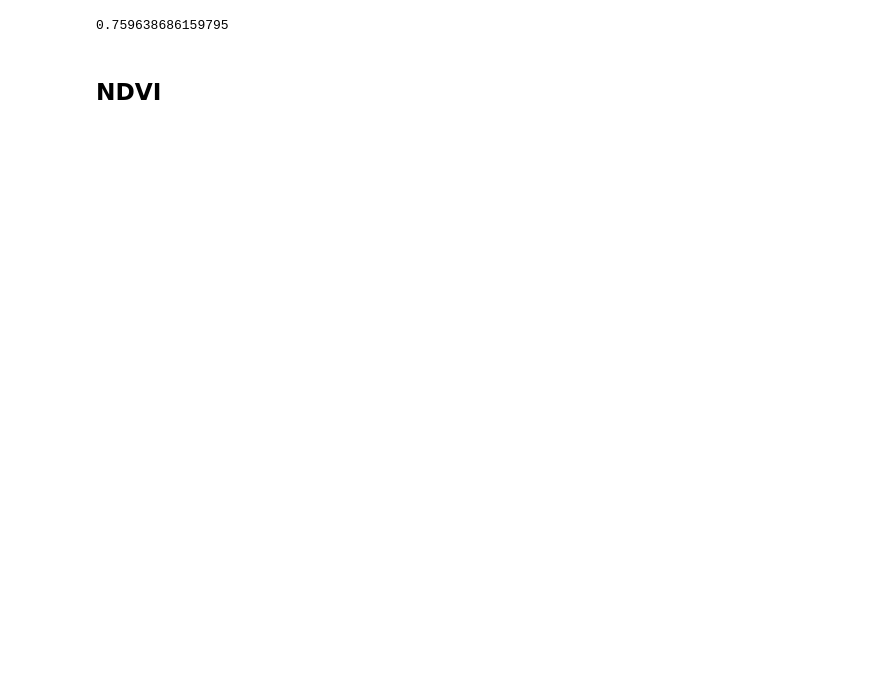
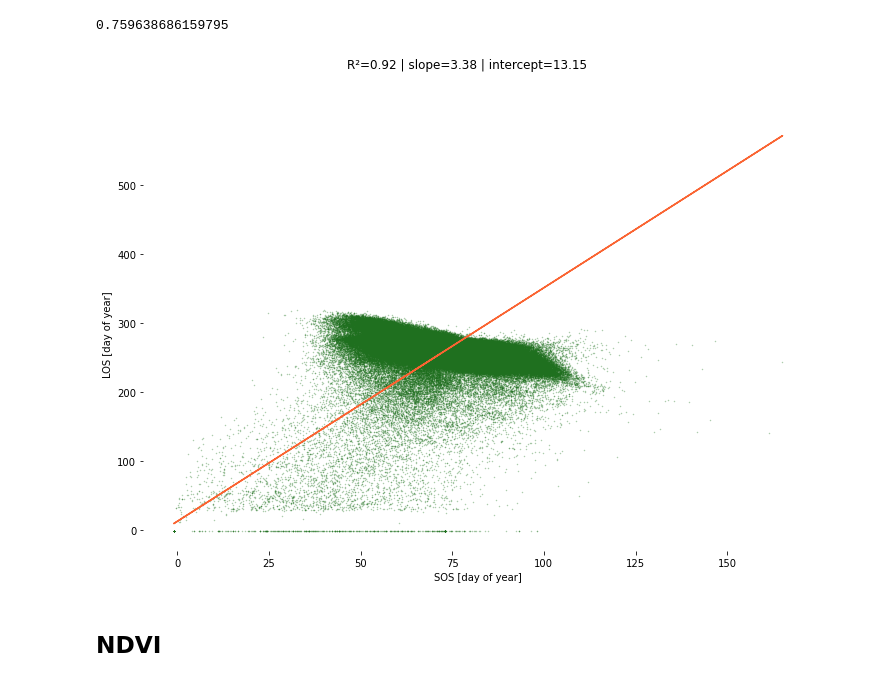
Before and after one commit to satlawa/proj_time_series_analysis, a Jupyter notebook: maps.ipynb, the cells around one changed output. Drawn from its saved outputs; the diff is of its cells as text; code cells hidden in the pictures; blank space fills up the shorter version.

```diff
--- a/maps.ipynb
+++ b/maps.ipynb
@@ -470,6 +470,44 @@ slope, slope, r, p, std_err = stats.linregress(x, y)
 r
 # %% [output]
 0.759638686159795
+# %%
+mean_sos = mean.copy()
+# %%
+# filter just forest
+idxs_forst = np.where(lc.flatten()>100)
+
+# set SOS
+x = mean_sos[:,27:].flatten()[idxs_forst]
+# set DEM
+y = mean[:,27:].flatten()[idxs_forst]
+
+#y = y[x>0]
+#x = x[x>0]
+
+#obtain m (slope) and b(intercept) of linear regression line
+m, b = np.polyfit(x, y, 1)
+
+fig, ax = plt.subplots(figsize=(12, 8))
+ax.scatter(x, y, alpha=0.4, s=0.2, color='#1f701f')
+
+ax.set_ylabel('LOS [day of year]')
+ax.set_xlabel('SOS [day of year]')
+
+ax.spines["right"].set_visible(False)
+ax.spines["top"].set_visible(False)
+ax.spines["left"].set_visible(False)
+ax.spines["bottom"].set_visible(False)
+#add linear regression line to scatterplot
+plt.plot(x, m*x+b, color='#FA6432')
+
+slope, intercept, r, p, std_err = stats.linregress(x, y)
+
+fig.suptitle('R²={} | slope={} | intercept={}'.format(round(r**2, 2), round(slope, 2),round(intercept, 2)), fontsize=12)
+#ax.annotate('figure points', xy=(80, 80), xycoords='figure points')
+
+plt.savefig('/home/philipp/Data/modis/graphs/sos_los_128.png', dpi=300)
+# %% [output]
+[figure, added]
 # %% [markdown]
 ## NDVI
 # %%
```
Also changed, not shown: parts of 51 cells of this notebook.
